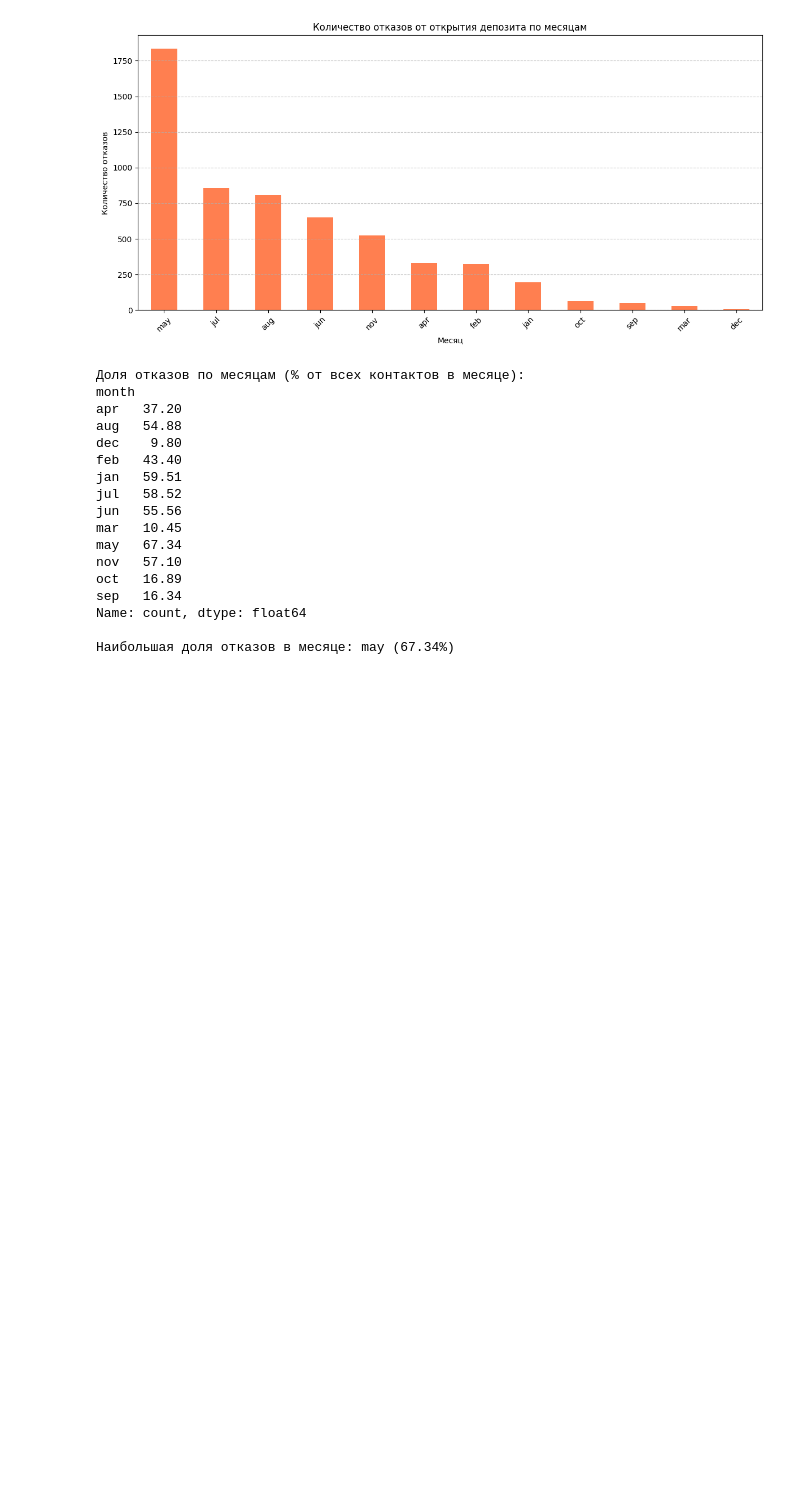
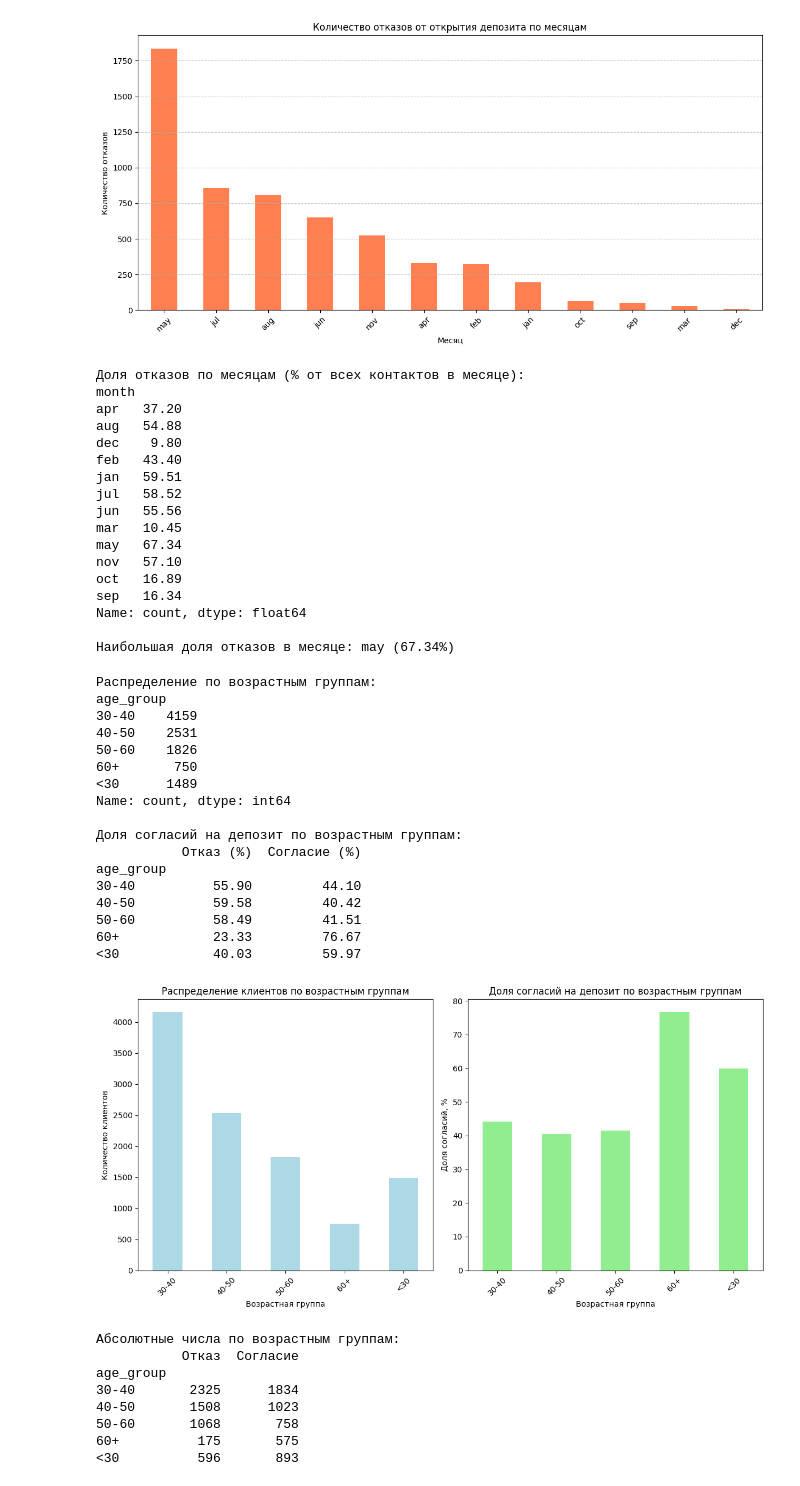
Before and after one commit to UlyanaGru/ML_project4, a Jupyter notebook: ml_progect4.ipynb, the cells around one changed output. Cells and saved outputs as stored; diff of their text form; code cells hidden in the pictures; blank space fills up the shorter version.

Commit message:
percentage of deposit consents by age group

```diff
--- a/ml_progect4.ipynb
+++ b/ml_progect4.ipynb
@@ -536,3 +536,76 @@ sep   16.34
 Name: count, dtype: float64
 
 Наибольшая доля отказов в месяце: may (67.34%)
+# %%
+#Создаем функцию для категоризации возраста
+def age_category(age):
+    if age < 30:
+        return '<30'
+    elif 30 <= age < 40:
+        return '30-40'
+    elif 40 <= age < 50:
+        return '40-50'
+    elif 50 <= age < 60:
+        return '50-60'
+    else:
+        return '60+'
+#Создаем новую переменную с возрастными категориями
+df['age_group'] = df['age'].apply(age_category)
+# Проверяем результат
+print("Распределение по возрастным группам:")
+print(df['age_group'].value_counts().sort_index())
+#Анализируем долю согласий на депозит по возрастным группам
+age_group_deposit = df.groupby('age_group')['deposit'].value_counts(normalize=True).unstack() * 100
+age_group_deposit.columns = ['Отказ (%)', 'Согласие (%)']
+print("\nДоля согласий на депозит по возрастным группам:")
+print(age_group_deposit.round(2))
+#Визуализация
+plt.figure(figsize=(12, 6))
+#Количество клиентов по возрастным группам
+plt.subplot(1, 2, 1)
+df['age_group'].value_counts().sort_index().plot(kind='bar', color='lightblue')
+plt.title('Распределение клиентов по возрастным группам')
+plt.ylabel('Количество клиентов')
+plt.xlabel('Возрастная группа')
+plt.xticks(rotation=45)
+#Доля согласий по возрастным группам
+plt.subplot(1, 2, 2)
+age_group_deposit['Согласие (%)'].plot(kind='bar', color='lightgreen')
+plt.title('Доля согласий на депозит по возрастным группам')
+plt.ylabel('Доля согласий, %')
+plt.xlabel('Возрастная группа')
+plt.xticks(rotation=45)
+plt.tight_layout()
+plt.show()
+#Дополнительный анализ: абсолютные числа
+age_group_counts = df.groupby(['age_group', 'deposit']).size().unstack()
+age_group_counts.columns = ['Отказ', 'Согласие']
+print("\nАбсолютные числа по возрастным группам:")
+print(age_group_counts)
+# %% [output]
+Распределение по возрастным группам:
+age_group
+30-40    4159
+40-50    2531
+50-60    1826
+60+       750
+<30      1489
+Name: count, dtype: int64
+
+Доля согласий на депозит по возрастным группам:
+           Отказ (%)  Согласие (%)
+age_group
+30-40          55.90         44.10
+40-50          59.58         40.42
+50-60          58.49         41.51
+60+            23.33         76.67
+<30            40.03         59.97
+[figure, added]
+Абсолютные числа по возрастным группам:
+           Отказ  Согласие
+age_group
+30-40       2325      1834
+40-50       1508      1023
+50-60       1068       758
+60+          175       575
+<30          596       893
```
